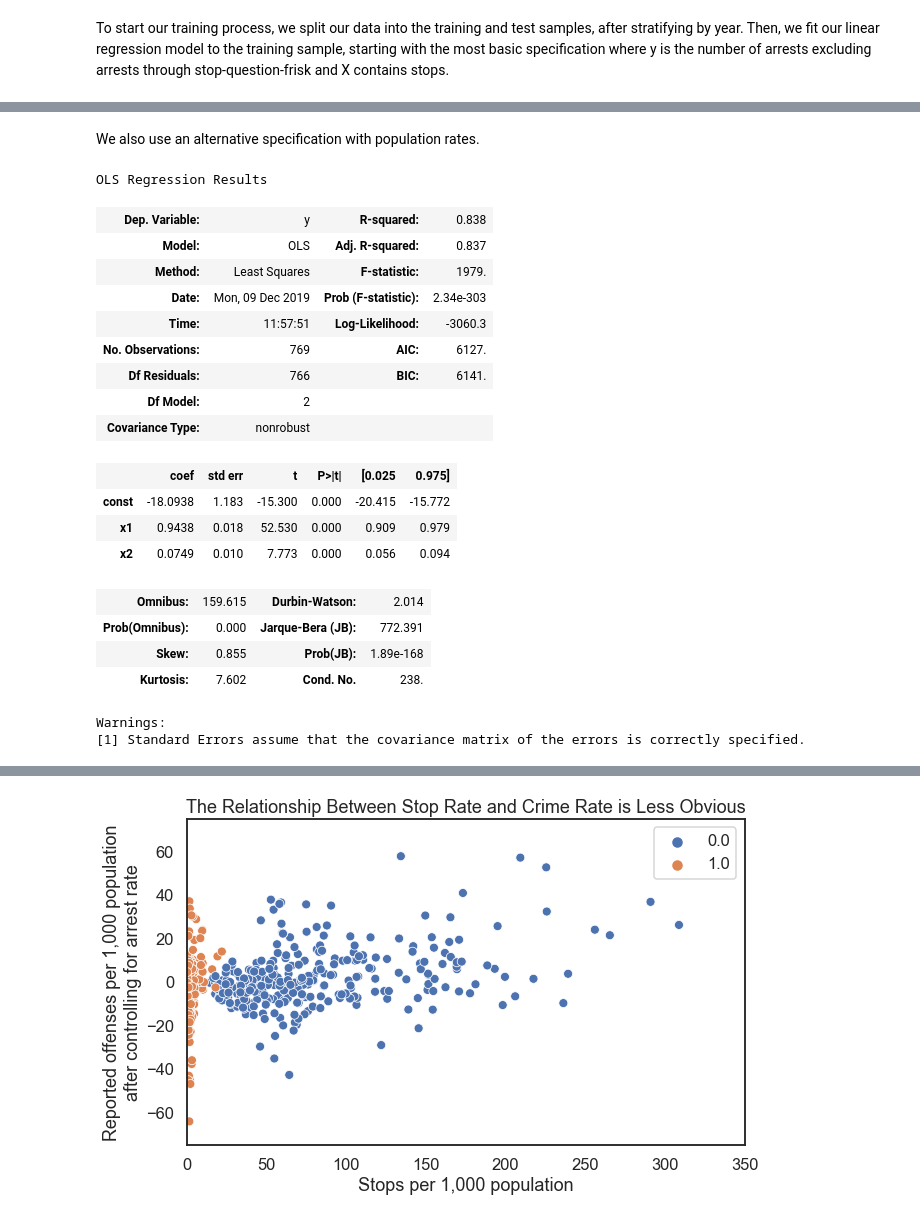
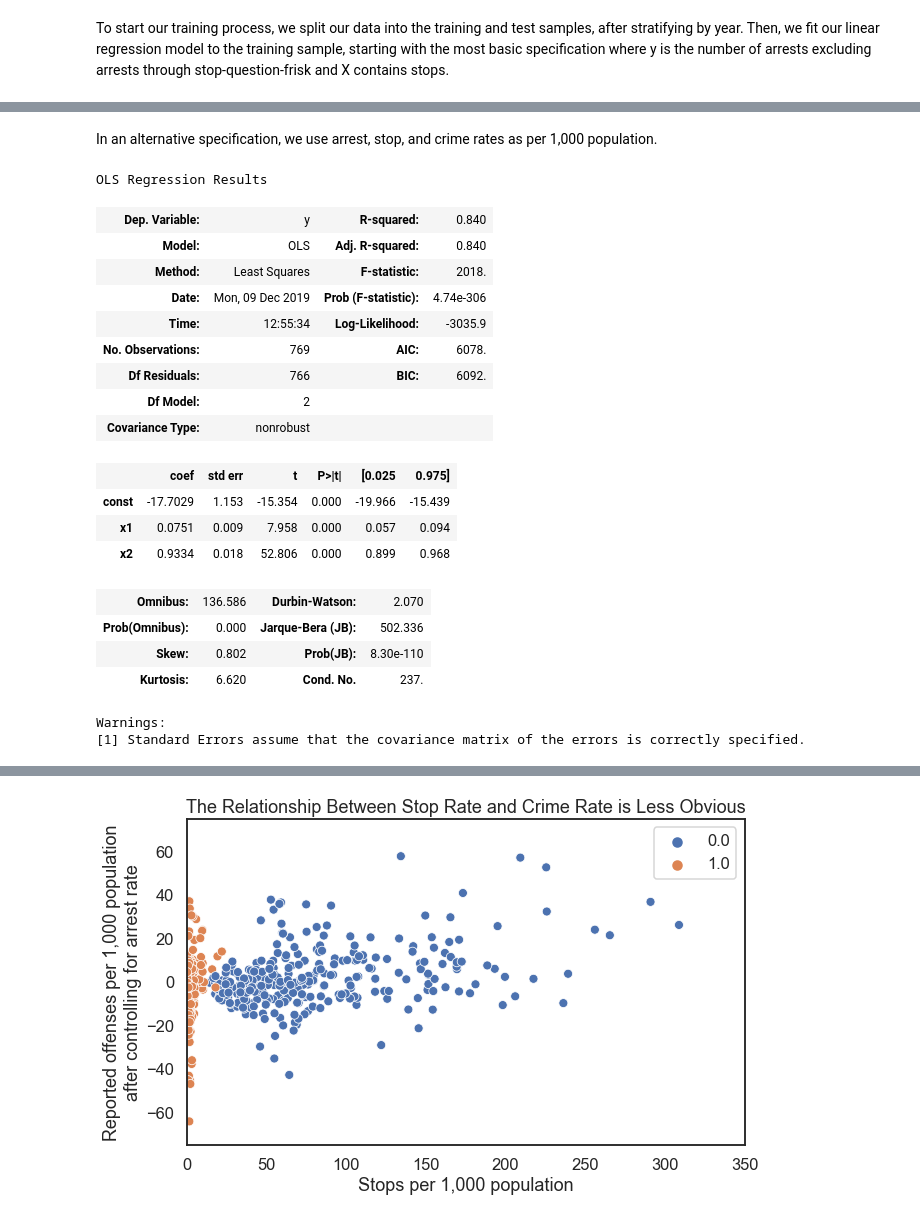
Before and after one commit to anilca-lab/FIS-Mod4-Project, a Jupyter notebook: Master_Notebook.ipynb, the cells around one changed output, grey strips where cells are left out. Saved outputs shown, nothing was run; the diff lists cells and outputs as text; code cells hidden in the pictures.

```diff
--- a/Master_Notebook.ipynb
+++ b/Master_Notebook.ipynb
@@ -76,10 +76,12 @@ sns.heatmap(df.corr(), center=0);
 To start our training process, we split our data into the training and test samples, after stratifying by year. Then, we fit our linear regression model to the training sample, starting with the most basic specification where y is the number of arrests excluding arrests through stop-question-frisk and X contains stops.
 # %%
 from sklearn.model_selection import train_test_split
-feats = ['population', 'stops', 'crimes', 'crimerate', 'stoprate',\
-         'year','policy', 'stop_arrestrate', 'pct']
+feats = ['stops', 'crimes', 'population', \
+         'year','policy', 'pct', \
+         'stoprate', 'crimerate', 'stop_arrestrate', \
+         'log_stoprate', 'log_crimerate', 'log_population']
 X = df[feats].values
-y = df[['nonstop_arrests','nonstop_arrestrate','arrests']].values
+y = df[['nonstop_arrests','nonstop_arrestrate', 'log_nonstop_arrestrate']].values
 X_train, X_test, y_train, y_test = train_test_split(X, y, \
                                                     stratify = X[:,5], \
                                                     test_size = 0.2, \
@@ -87,7 +89,7 @@ X_train, X_test, y_train, y_test = train_test_split(X, y, \
 # %%
 import statsmodels.api as sm
 import numpy as np
-lr = sm.OLS(y_train[:,0], sm.add_constant(X_train[:,1]), hasconst=True)
+lr = sm.OLS(y_train[:,0], sm.add_constant(X_train[:,0]), hasconst=True)
 rslt = lr.fit()
 rslt.summary()
 # %% [output]
@@ -144,28 +146,28 @@ Warnings:
 strong multicollinearity or other numerical problems.
-# %% [markdown]
-We also use an alternative specification with population rates.
+# %% [markdown]
+In an alternative specification, we use arrest, stop, and crime rates as per 1,000 population.
 # %%
-lr = sm.OLS(y_train[:,1], sm.add_constant(X_train[:,3:5]), hasconst=True)
+lr = sm.OLS(y_train[:,1], sm.add_constant(X_train[:,6:8]), hasconst=True)
 rslt = lr.fit()
 rslt.summary()
 # %% [output]
 OLS Regression Results
-| Dep. Variable: | y | R-squared: | 0.838 |
-| Model: | OLS | Adj. R-squared: | 0.837 |
-| Method: | Least Squares | F-statistic: | 1979. |
-| Date: | Mon, 09 Dec 2019 | Prob (F-statistic): | 2.34e-303 |
-| Time: | 11:57:51 | Log-Likelihood: | -3060.3 |
-| No. Observations: | 769 | AIC: | 6127. |
-| Df Residuals: | 766 | BIC: | 6141. |
+| Dep. Variable: | y | R-squared: | 0.840 |
+| Model: | OLS | Adj. R-squared: | 0.840 |
+| Method: | Least Squares | F-statistic: | 2018. |
+| Date: | Mon, 09 Dec 2019 | Prob (F-statistic): | 4.74e-306 |
+| Time: | 12:55:34 | Log-Likelihood: | -3035.9 |
+| No. Observations: | 769 | AIC: | 6078. |
+| Df Residuals: | 766 | BIC: | 6092. |
 | Df Model: | 2 |  |  |
 | Covariance Type: | nonrobust |  |  |
 |  | coef | std err | t | P>|t| | [0.025 | 0.975] |
-| const | -18.0938 | 1.183 | -15.300 | 0.000 | -20.415 | -15.772 |
-| x1 | 0.9438 | 0.018 | 52.530 | 0.000 | 0.909 | 0.979 |
-| x2 | 0.0749 | 0.010 | 7.773 | 0.000 | 0.056 | 0.094 |
+| const | -17.7029 | 1.153 | -15.354 | 0.000 | -19.966 | -15.439 |
+| x1 | 0.0751 | 0.009 | 7.958 | 0.000 | 0.057 | 0.094 |
+| x2 | 0.9334 | 0.018 | 52.806 | 0.000 | 0.899 | 0.968 |
-| Omnibus: | 159.615 | Durbin-Watson: | 2.014 |
-| Prob(Omnibus): | 0.000 | Jarque-Bera (JB): | 772.391 |
-| Skew: | 0.855 | Prob(JB): | 1.89e-168 |
-| Kurtosis: | 7.602 | Cond. No. | 238. |
+| Omnibus: | 136.586 | Durbin-Watson: | 2.070 |
+| Prob(Omnibus): | 0.000 | Jarque-Bera (JB): | 502.336 |
+| Skew: | 0.802 | Prob(JB): | 8.30e-110 |
+| Kurtosis: | 6.620 | Cond. No. | 237. |
 Warnings:
 [1] Standard Errors assume that the covariance matrix of the errors is correctly specified.
```
Also changed, not shown: parts of 24 cells of this notebook, 2 other files.
